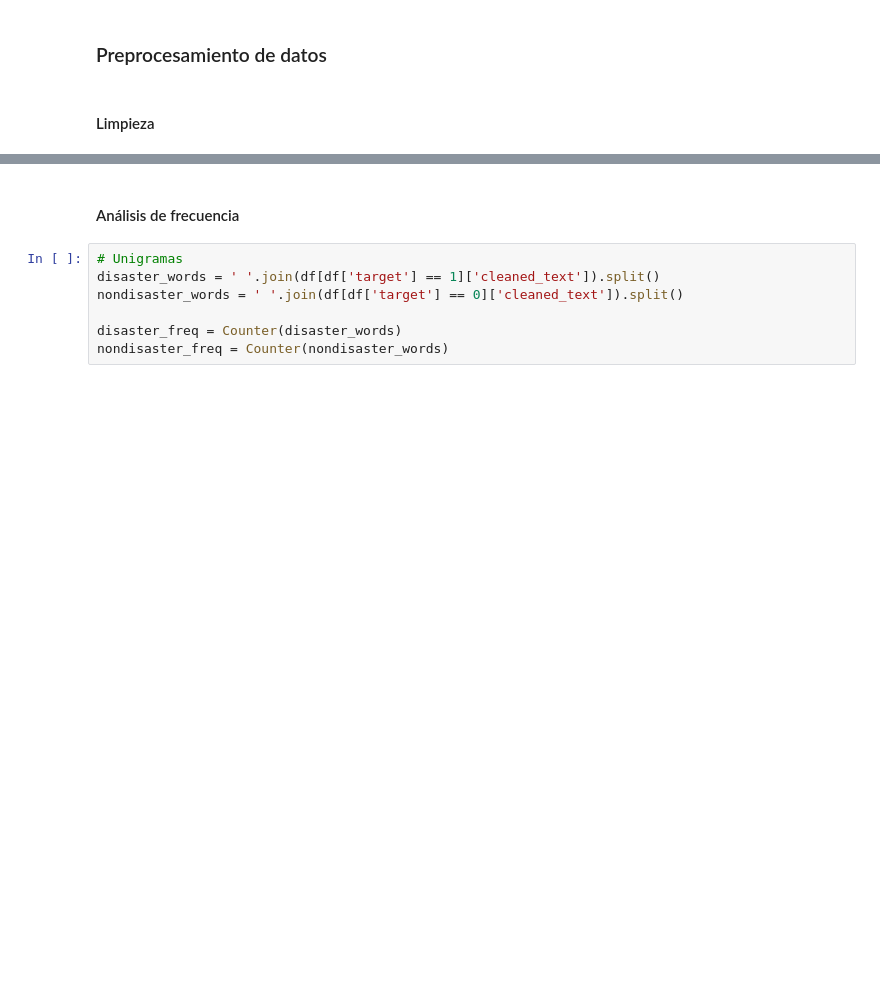
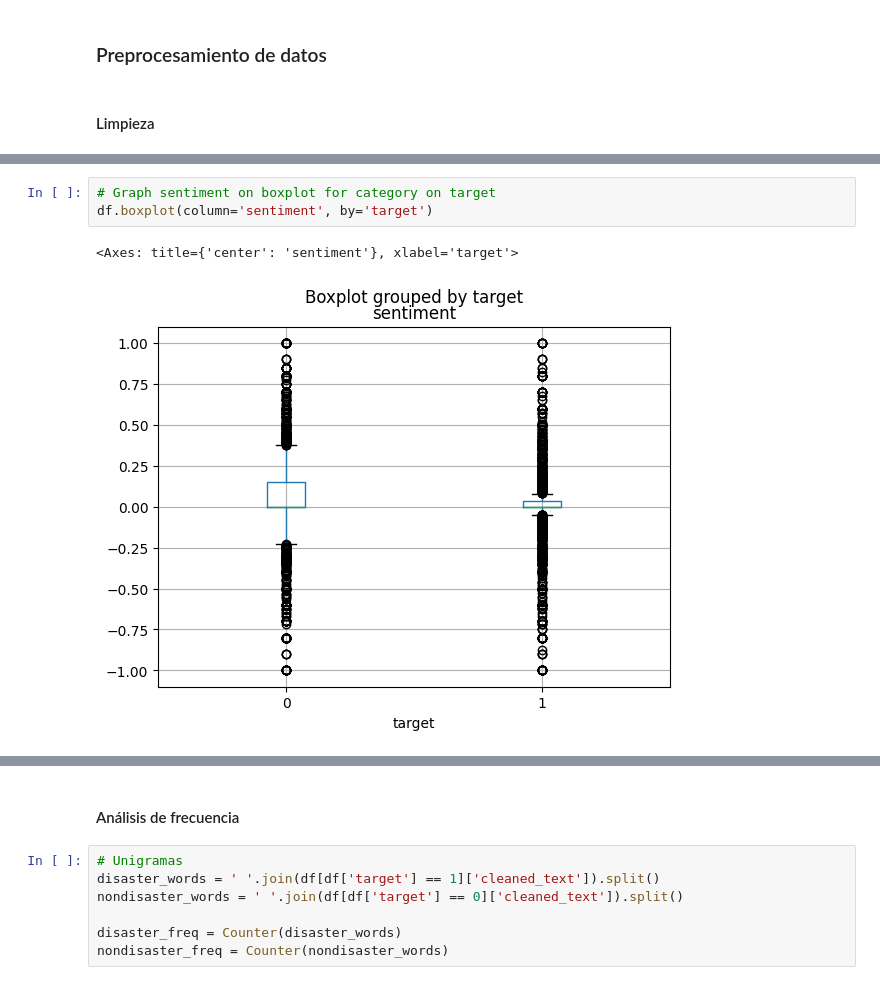
Before and after one commit to emiliosolanoo21/TextMining, a Jupyter notebook: textMining.ipynb, the cells around one changed output, grey strips where cells are left out. Saved outputs shown, nothing was run; the diff lists cells and outputs as text; blank space fills up the shorter version.

```diff
--- a/textMining.ipynb
+++ b/textMining.ipynb
@@ -125,0 +142,6 @@ df['cleaned_text'] = df['cleaned_text'].apply(lambda x: ' '.join([word for word
+# %%
+# Graph sentiment on boxplot for category on target
+df.boxplot(column='sentiment', by='target')
+# %% [output]
+<Axes: title={'center': 'sentiment'}, xlabel='target'>
+[figure, added]
```
Also changed, not shown: parts of 22 cells of this notebook.
